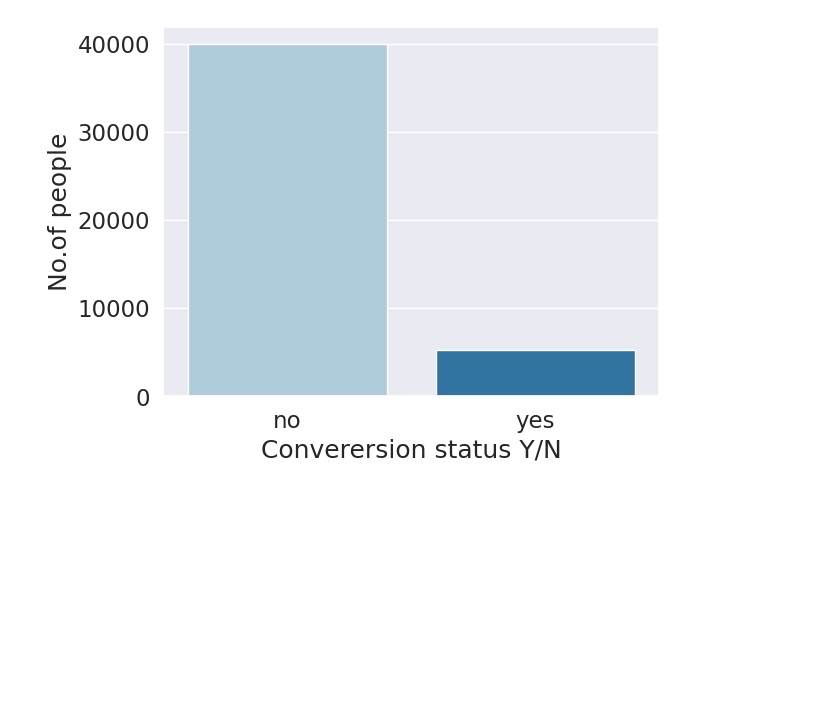
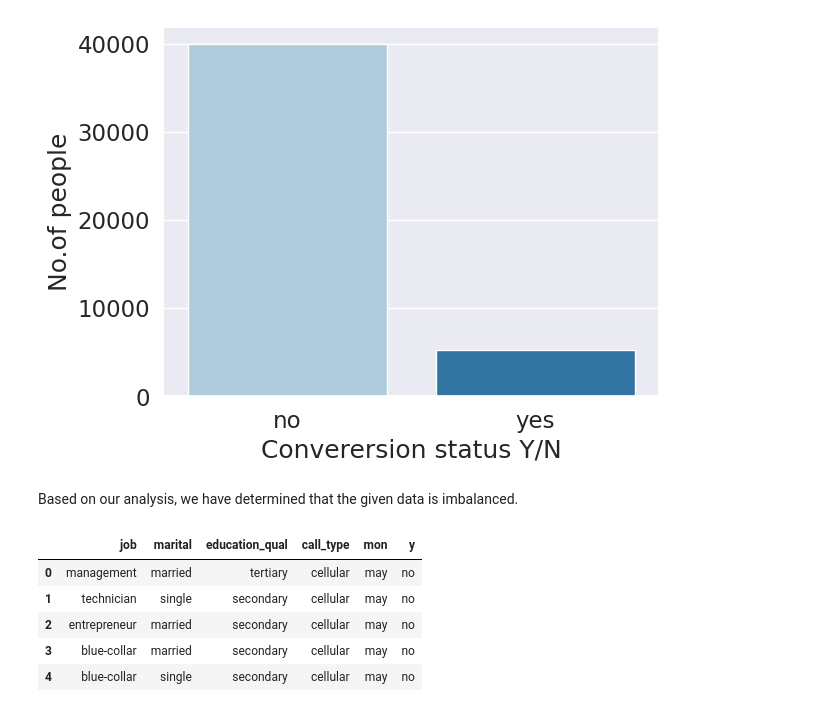
Before and after one commit to ShreeKeshavan/Client_Conversion_Prediction, a Jupyter notebook: Customer_Conversion_Prediction.ipynb, the cells around one changed output. Drawn from its saved outputs; the diff is of its cells as text; code cells hidden in the pictures; blank space fills up the shorter version.

```diff
--- a/Customer_Conversion_Prediction.ipynb
+++ b/Customer_Conversion_Prediction.ipynb
@@ -433,3 +433,15 @@ plt.ylabel('No.of people')
 plt.show()
 # %% [output]
 [figure]
+# %% [markdown]
+Based on our analysis, we have determined that the given data is imbalanced.
+# %%
+categorical_columns = df.select_dtypes(exclude=np.number)
+categorical_columns.head(5)
+# %% [output]
+|  | job | marital | education_qual | call_type | mon | y |
+| 0 | management | married | tertiary | cellular | may | no |
+| 1 | technician | single | secondary | cellular | may | no |
+| 2 | entrepreneur | married | secondary | cellular | may | no |
+| 3 | blue-collar | married | secondary | cellular | may | no |
+| 4 | blue-collar | single | secondary | cellular | may | no |
```
Also changed, not shown: parts of 2 cells of this notebook.
